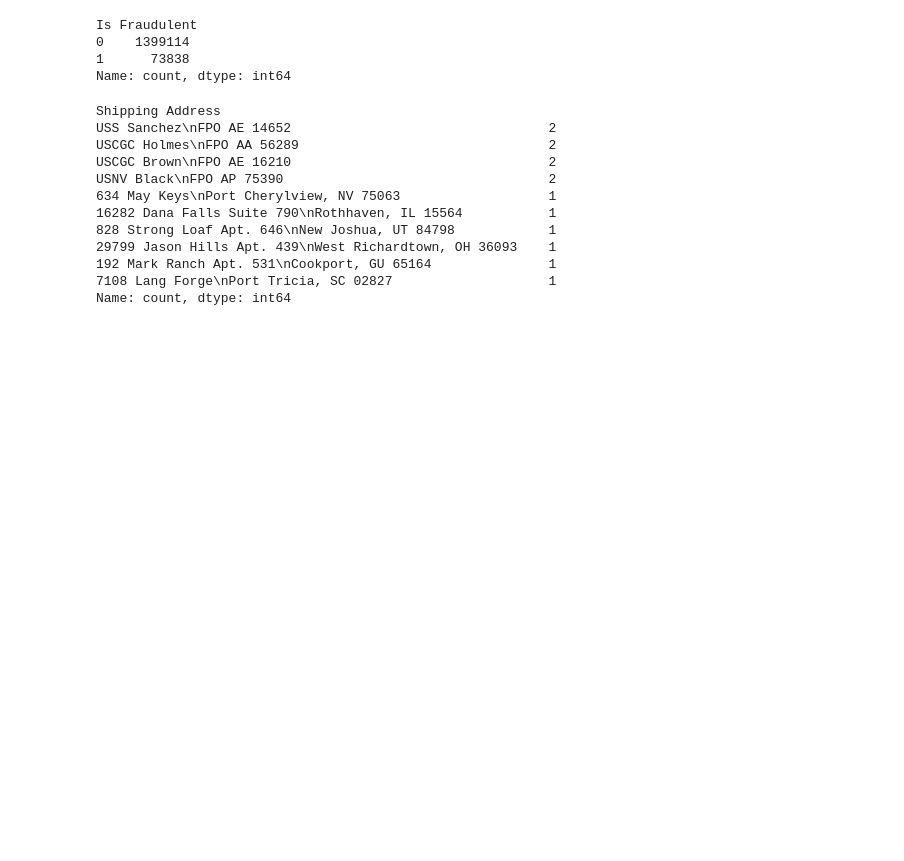
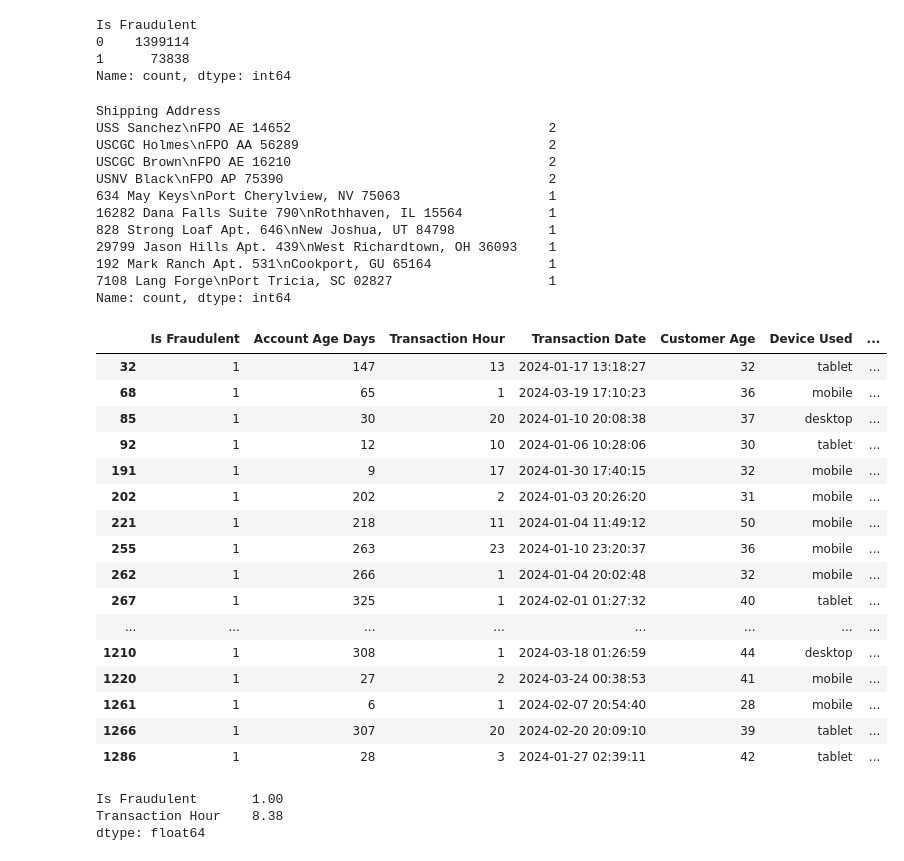
Before and after one commit to lethiciaasevedo1999/on34-python-projetofinal, a Jupyter notebook: material/analise-exploratoria/analise.ipynb, the cells around one changed output. Saved outputs shown, nothing was run; the diff lists cells and outputs as text; code cells hidden in the pictures; blank space fills up the shorter version.

```diff
--- a/material/analise-exploratoria/analise.ipynb
+++ b/material/analise-exploratoria/analise.ipynb
@@ -181,3 +191,33 @@ USNV Black\nFPO AP 75390                                  2
 192 Mark Ranch Apt. 531\nCookport, GU 65164               1
 7108 Lang Forge\nPort Tricia, SC 02827                    1
 Name: count, dtype: int64
+# %%
+#Mostra os dados apenas dos pedidos fraudulentos
+pedidos_fraudulentos = df_dados[df_dados['Is Fraudulent'] == 1].head(50)
+fraude_idade_conta = pedidos_fraudulentos['Account Age Days'].values
+pedidos_fraudulentos[['Is Fraudulent', 'Account Age Days', 'Transaction Hour', 'Transaction Date', 'Customer Age', 'Device Used', 'Product Category', 'Payment Method']]
+# %% [output]
+|  | Is Fraudulent | Account Age Days | Transaction Hour | Transaction Date | Customer Age | Device Used | ... |
+| 32 | 1 | 147 | 13 | 2024-01-17 13:18:27 | 32 | tablet | ... |
+| 68 | 1 | 65 | 1 | 2024-03-19 17:10:23 | 36 | mobile | ... |
+| 85 | 1 | 30 | 20 | 2024-01-10 20:08:38 | 37 | desktop | ... |
+| 92 | 1 | 12 | 10 | 2024-01-06 10:28:06 | 30 | tablet | ... |
+| 191 | 1 | 9 | 17 | 2024-01-30 17:40:15 | 32 | mobile | ... |
+| 202 | 1 | 202 | 2 | 2024-01-03 20:26:20 | 31 | mobile | ... |
+| 221 | 1 | 218 | 11 | 2024-01-04 11:49:12 | 50 | mobile | ... |
+| 255 | 1 | 263 | 23 | 2024-01-10 23:20:37 | 36 | mobile | ... |
+| 262 | 1 | 266 | 1 | 2024-01-04 20:02:48 | 32 | mobile | ... |
+| 267 | 1 | 325 | 1 | 2024-02-01 01:27:32 | 40 | tablet | ... |
+| ... | ... | ... | ... | ... | ... | ... | ... |
+| 1210 | 1 | 308 | 1 | 2024-03-18 01:26:59 | 44 | desktop | ... |
+| 1220 | 1 | 27 | 2 | 2024-03-24 00:38:53 | 41 | mobile | ... |
+| 1261 | 1 | 6 | 1 | 2024-02-07 20:54:40 | 28 | mobile | ... |
+| 1266 | 1 | 307 | 20 | 2024-02-20 20:09:10 | 39 | tablet | ... |
+| 1286 | 1 | 28 | 3 | 2024-01-27 02:39:11 | 42 | tablet | ... |
+# %%
+media = pedidos_fraudulentos[['Is Fraudulent', 'Transaction Hour']].mean()
+media
+# %% [output]
+Is Fraudulent       1.00
+Transaction Hour    8.38
+dtype: float64
```
Also changed, not shown: parts of 3 cells of this notebook.
